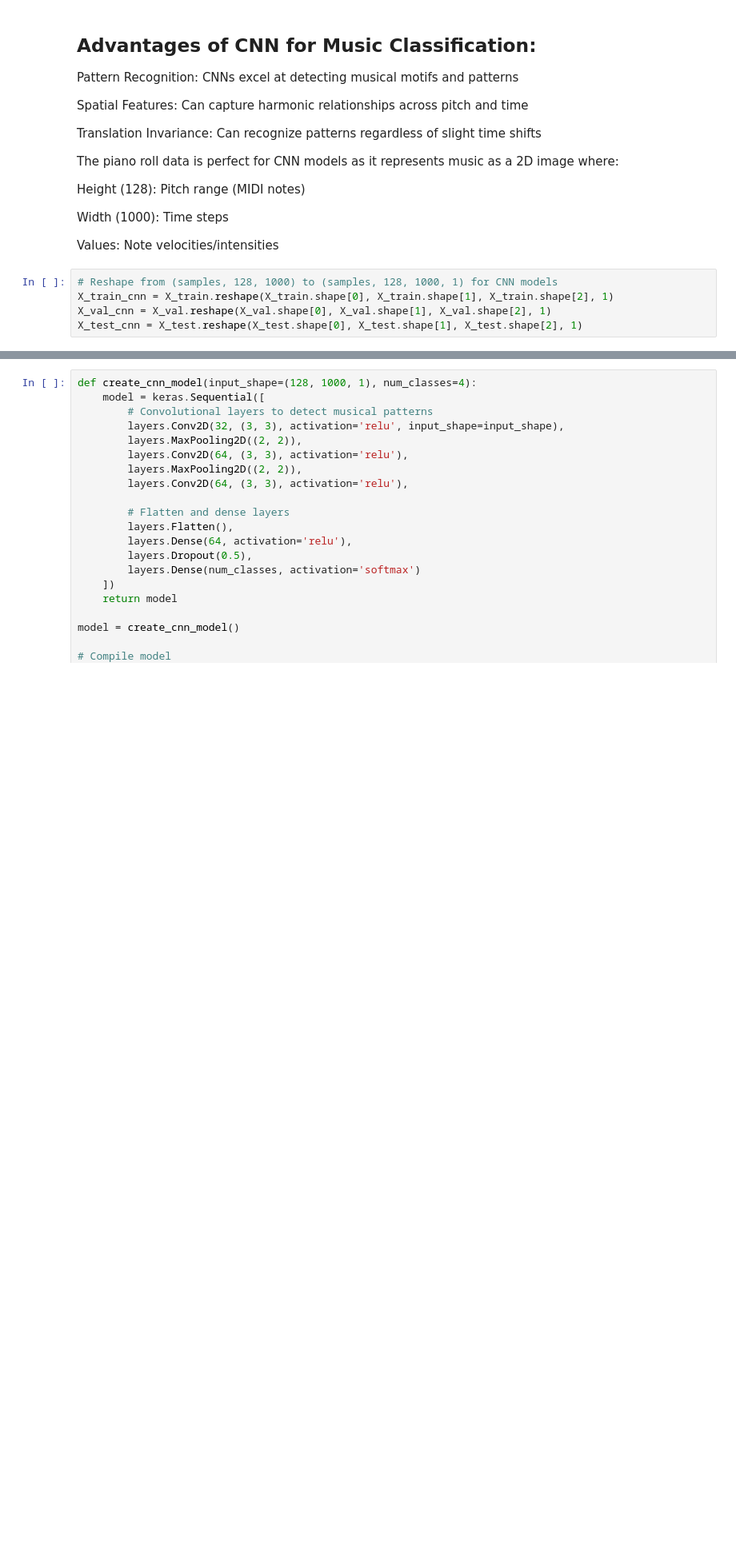
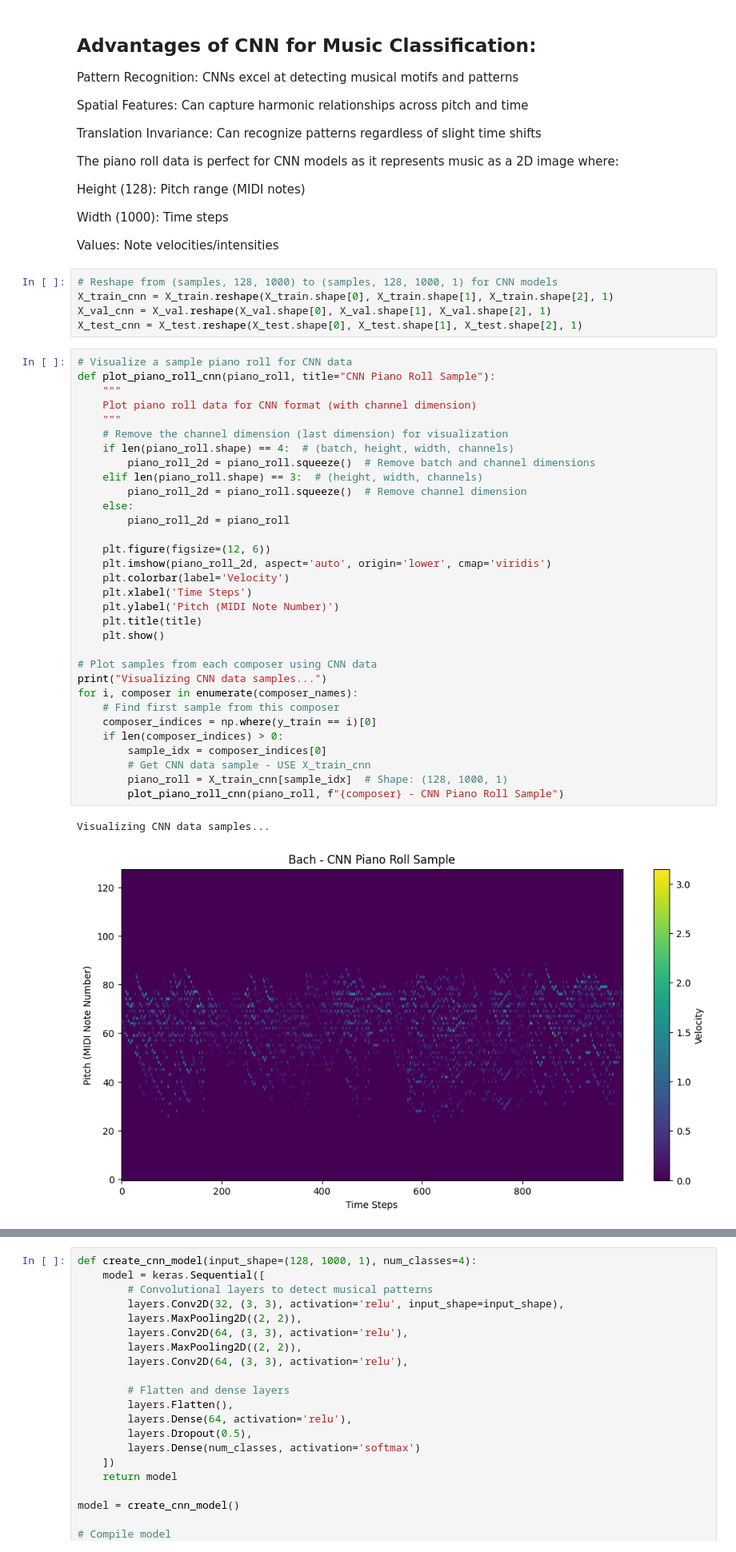
Before and after one commit to qmou11/music_genre_composer_classification, a Jupyter notebook: final prject (1).ipynb, the cells around one changed output, grey strips where cells are left out. Shown at 80% size. Saved outputs shown, nothing was run; the diff lists cells and outputs as text; blank space fills up the shorter version.

```diff
--- a/final prject (1).ipynb
+++ b/final prject (1).ipynb
@@ -916,3 +895,38 @@ Values: Note velocities/intensities
 X_train_cnn = X_train.reshape(X_train.shape[0], X_train.shape[1], X_train.shape[2], 1)
 X_val_cnn = X_val.reshape(X_val.shape[0], X_val.shape[1], X_val.shape[2], 1)
 X_test_cnn = X_test.reshape(X_test.shape[0], X_test.shape[1], X_test.shape[2], 1)
+# %%
+# Visualize a sample piano roll for CNN data
+def plot_piano_roll_cnn(piano_roll, title="CNN Piano Roll Sample"):
+    """
+    Plot piano roll data for CNN format (with channel dimension)
+    """
+    # Remove the channel dimension (last dimension) for visualization
+    if len(piano_roll.shape) == 4:  # (batch, height, width, channels)
+        piano_roll_2d = piano_roll.squeeze()  # Remove batch and channel dimensions
+    elif len(piano_roll.shape) == 3:  # (height, width, channels)
+        piano_roll_2d = piano_roll.squeeze()  # Remove channel dimension
+    else:
+        piano_roll_2d = piano_roll
+
+    plt.figure(figsize=(12, 6))
+    plt.imshow(piano_roll_2d, aspect='auto', origin='lower', cmap='viridis')
+    plt.colorbar(label='Velocity')
+    plt.xlabel('Time Steps')
+    plt.ylabel('Pitch (MIDI Note Number)')
+    plt.title(title)
+    plt.show()
+
+# Plot samples from each composer using CNN data
+print("Visualizing CNN data samples...")
+for i, composer in enumerate(composer_names):
+    # Find first sample from this composer
+    composer_indices = np.where(y_train == i)[0]
+    if len(composer_indices) > 0:
+        sample_idx = composer_indices[0]
+        # Get CNN data sample - USE X_train_cnn
+        piano_roll = X_train_cnn[sample_idx]  # Shape: (128, 1000, 1)
+        plot_piano_roll_cnn(piano_roll, f"{composer} - CNN Piano Roll Sample")
+# %% [output]
+Visualizing CNN data samples...
+[figure, added]
```
Also changed, not shown: parts of 21 cells of this notebook.
